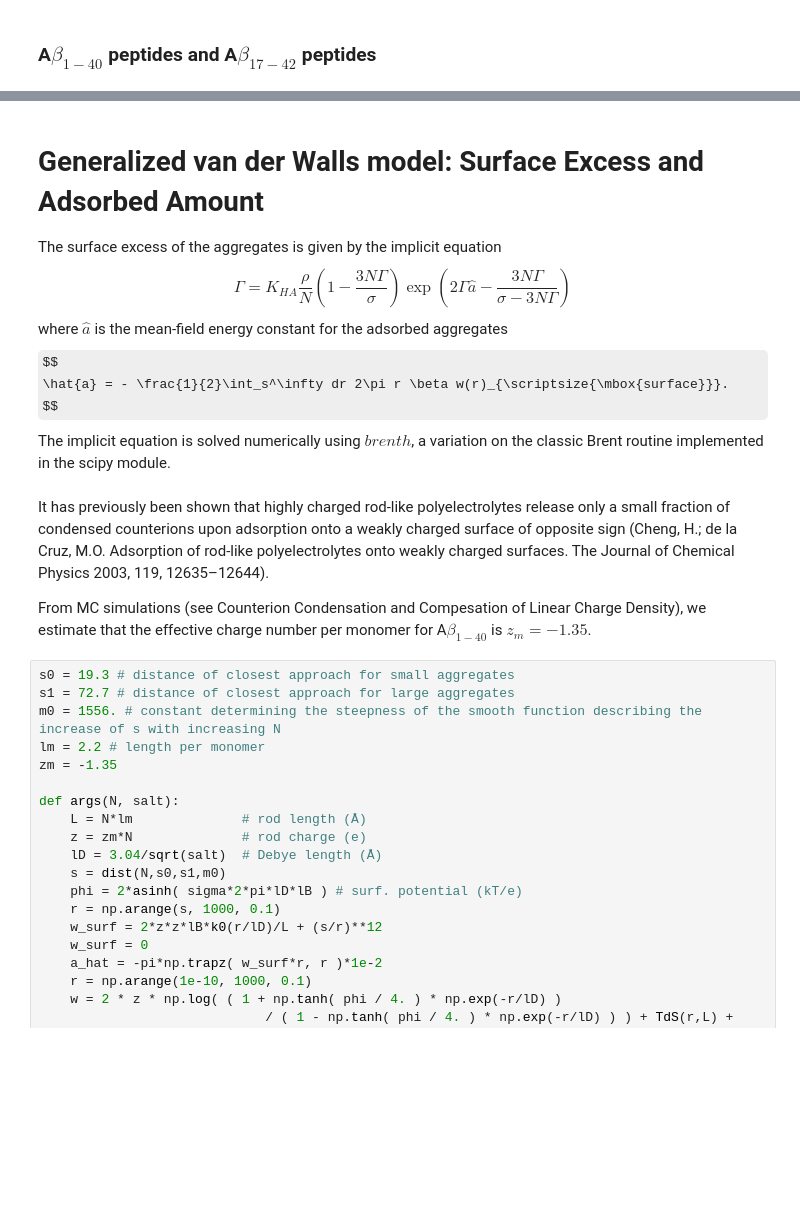
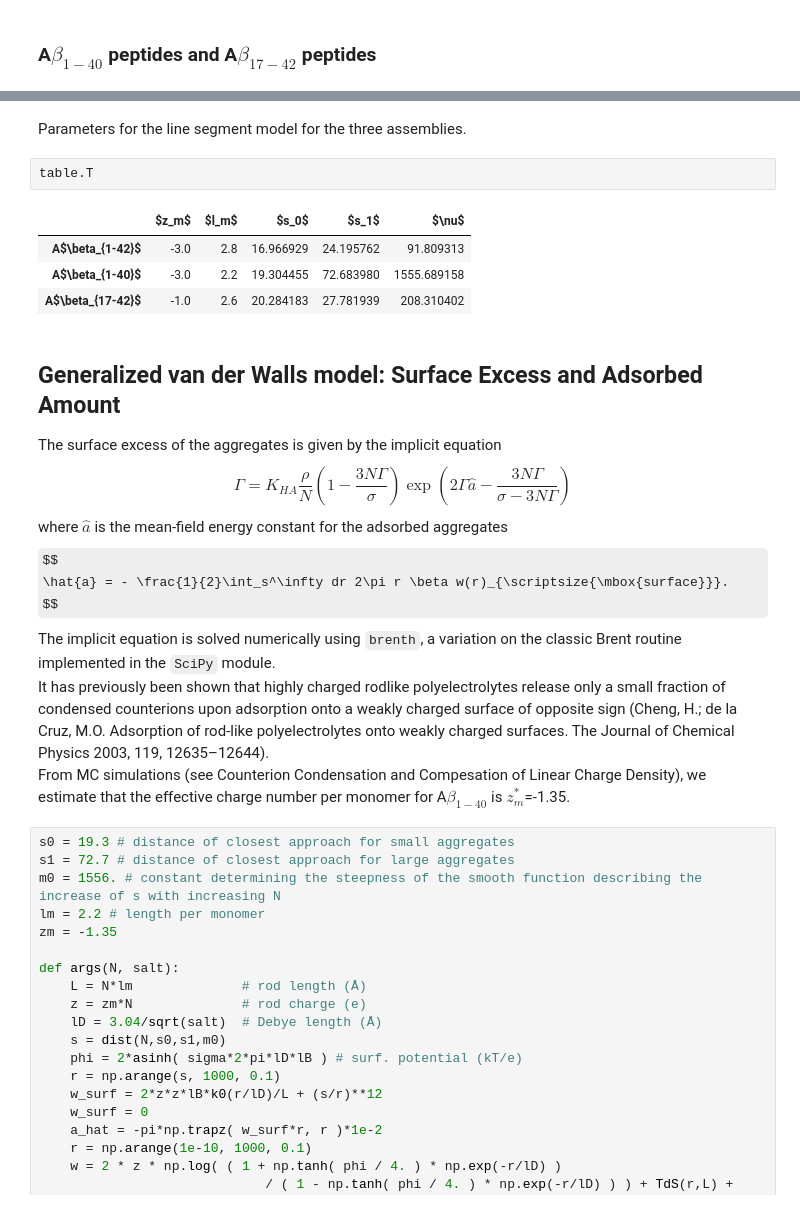
Before and after one commit to mlund/SI-surfacefibrils, a Jupyter notebook: notebook.ipynb, the cells around one changed output, grey strips where cells are left out. Cells and saved outputs as stored; diff of their text form; some formulas as TeX source; blank space fills up the shorter version.

```diff
--- a/notebook.ipynb
+++ b/notebook.ipynb
@@ -844,9 +848,17 @@ Optimization terminated successfully.    (Exit mode 0)
             Gradient evaluations: 70
 [  20.28418284   27.78193886  208.31040239]
 [figure]
+# %% [markdown]
+Parameters for the line segment model for the three assemblies.
+# %%
+table.T
+# %% [output]
+|  | $z_m$ | $l_m$ | $s_0$ | $s_1$ | $\nu$ |
+| A$\beta_{1-42}$ | -3.0 | 2.8 | 16.966929 | 24.195762 | 91.809313 |
+| A$\beta_{1-40}$ | -3.0 | 2.2 | 19.304455 | 72.683980 | 1555.689158 |
+| A$\beta_{17-42}$ | -1.0 | 2.6 | 20.284183 | 27.781939 | 208.310402 |
 # %% [markdown]
-# Generalized van der Walls model: Surface Excess and Adsorbed Amount
-
+## Generalized van der Walls model: Surface Excess and Adsorbed Amount
 The surface excess of the aggregates is given by the implicit equation
 $$
 \Gamma = K_{HA} \frac{\rho}{N} \left (1-\frac{3N\Gamma}{\sigma}\right )\exp \left (2\Gamma\hat{a}-\frac{3N\Gamma}{\sigma - 3N\Gamma} \right )
@@ -855,11 +867,9 @@ where $\hat{a}$ is the mean-field energy constant for the adsorbed aggregates
 $$
 \hat{a} = - \frac{1}{2}\int_s^\infty dr 2\pi r \beta w(r)_{\scriptsize{\mbox{surface}}}.
 $$
-The implicit equation is solved numerically using $brenth$, a variation on the classic Brent routine implemented in the scipy module.
+The implicit equation is solved numerically using `brenth`, a variation on the classic Brent routine implemented in the `SciPy` module.<br>
+It has previously been shown that highly charged rodlike polyelectrolytes release only a small fraction of condensed counterions upon adsorption onto a weakly charged surface of opposite sign (Cheng, H.; de la Cruz, M.O. Adsorption of rod-like polyelectrolytes onto weakly charged surfaces. The Journal of Chemical Physics 2003, 119, 12635–12644).<br>
+From MC simulations (see Counterion Condensation and Compesation of Linear Charge Density), we estimate that the effective charge number per monomer for A$\beta_{1-40}$ is $z_m^*$=-1.35.
-# %% [markdown]
-It has previously been shown that highly charged rod-like polyelectrolytes release only a small fraction of condensed counterions upon adsorption onto a weakly charged surface of opposite sign (Cheng, H.; de la Cruz, M.O. Adsorption of rod-like polyelectrolytes onto weakly charged surfaces. The Journal of Chemical Physics 2003, 119, 12635–12644).
-
-From MC simulations (see Counterion Condensation and Compesation of Linear Charge Density), we estimate that the effective charge number per monomer for A$\beta_{1-40}$ is $z_m=-1.35$.
 # %%
 s0 = 19.3 # distance of closest approach for small aggregates
 s1 = 72.7 # distance of closest approach for large aggregates
```
Also changed, not shown: parts of 36 cells of this notebook, 3 other files.
